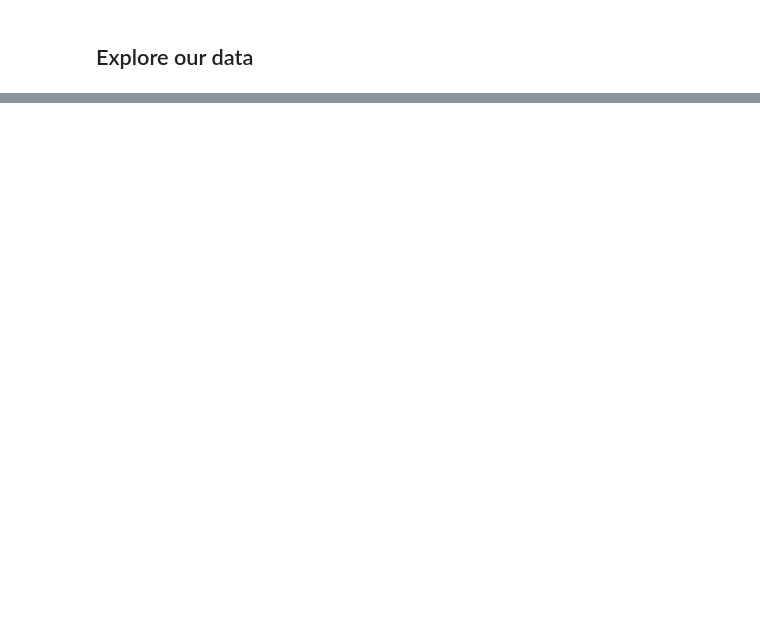
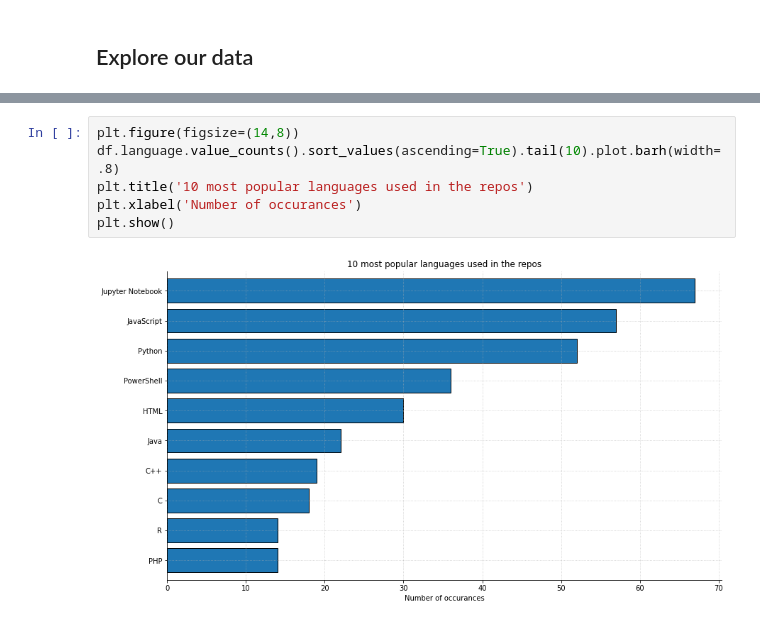
Before and after one commit to github-nlp-project/nlp-project, a Jupyter notebook: github_nlp_notebook.ipynb, the cells around one changed output, grey strips where cells are left out. Drawn from its saved outputs; the diff is of its cells as text; blank space fills up the shorter version.

```diff
--- a/github_nlp_notebook.ipynb
+++ b/github_nlp_notebook.ipynb
@@ -286,0 +316,8 @@ top_4_lang_df.head()
+# %%
+plt.figure(figsize=(14,8))
+df.language.value_counts().sort_values(ascending=True).tail(10).plot.barh(width=.8)
+plt.title('10 most popular languages used in the repos')
+plt.xlabel('Number of occurances')
+plt.show()
+# %% [output]
+[figure, added]
```
Also changed, not shown: parts of 48 cells of this notebook, 2 other files.
